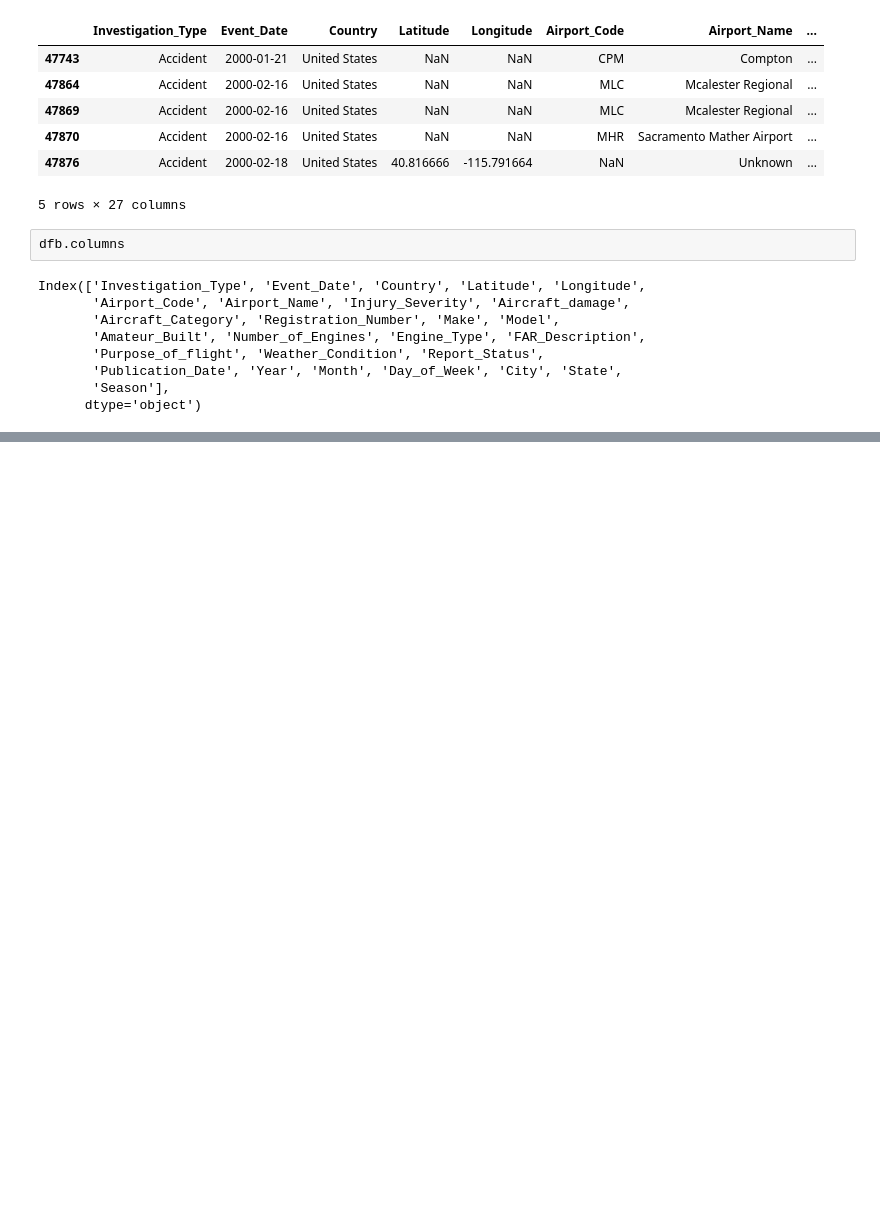
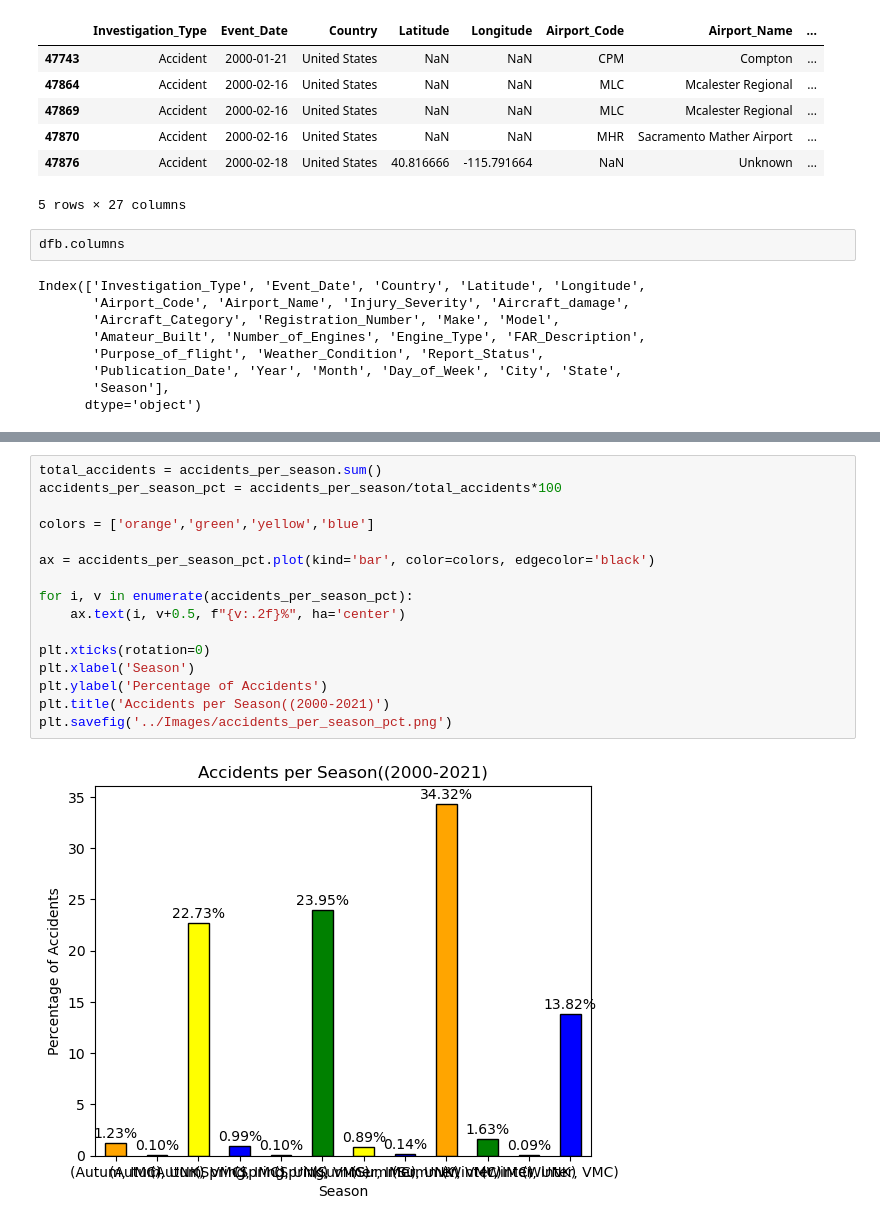
Before and after one commit to billywkim/Air_Travel_Analysis, a Jupyter notebook: Aviation_Weather/Aviation_Weather.ipynb, the cells around one changed output, grey strips where cells are left out. Cells and saved outputs as stored; diff of their text form; blank space fills up the shorter version.

```diff
--- a/Aviation_Weather/Aviation_Weather.ipynb
+++ b/Aviation_Weather/Aviation_Weather.ipynb
@@ -457 +696,19 @@ Text(0.5, 1.0, 'Accidents per Season(US)')
+# %%
+total_accidents = accidents_per_season.sum()
+accidents_per_season_pct = accidents_per_season/total_accidents*100
+
+colors = ['orange','green','yellow','blue']
+
+ax = accidents_per_season_pct.plot(kind='bar', color=colors, edgecolor='black')
+
+for i, v in enumerate(accidents_per_season_pct):
+    ax.text(i, v+0.5, f"{v:.2f}%", ha='center')
+
+plt.xticks(rotation=0)
+plt.xlabel('Season')
+plt.ylabel('Percentage of Accidents')
+plt.title('Accidents per Season((2000-2021)')
+plt.savefig('../Images/accidents_per_season_pct.png')
+# %% [output]
+[figure, added]
 # %%
```
Also changed, not shown: parts of 38 cells of this notebook.
